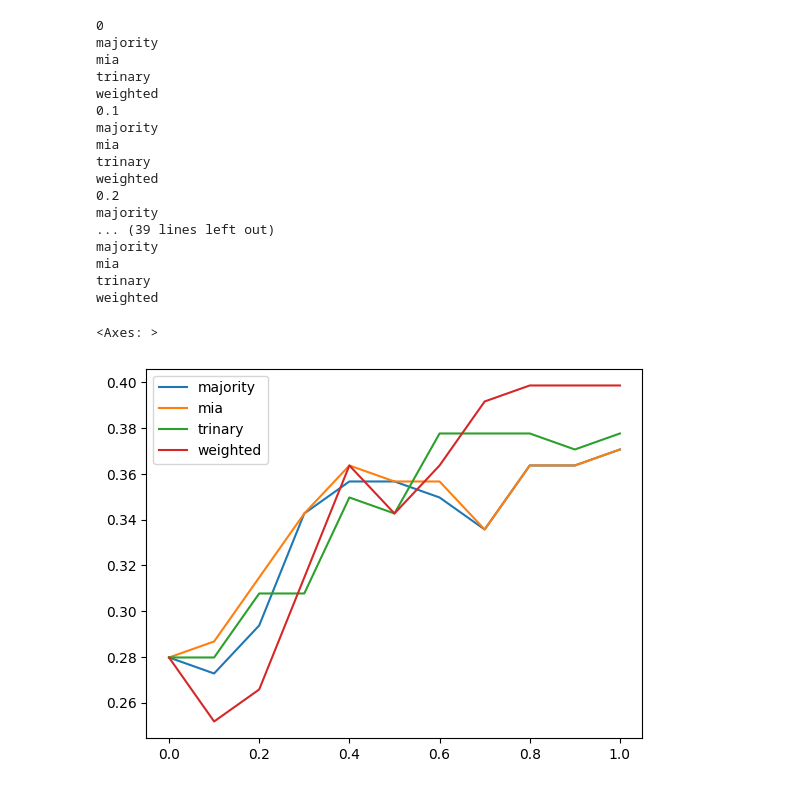
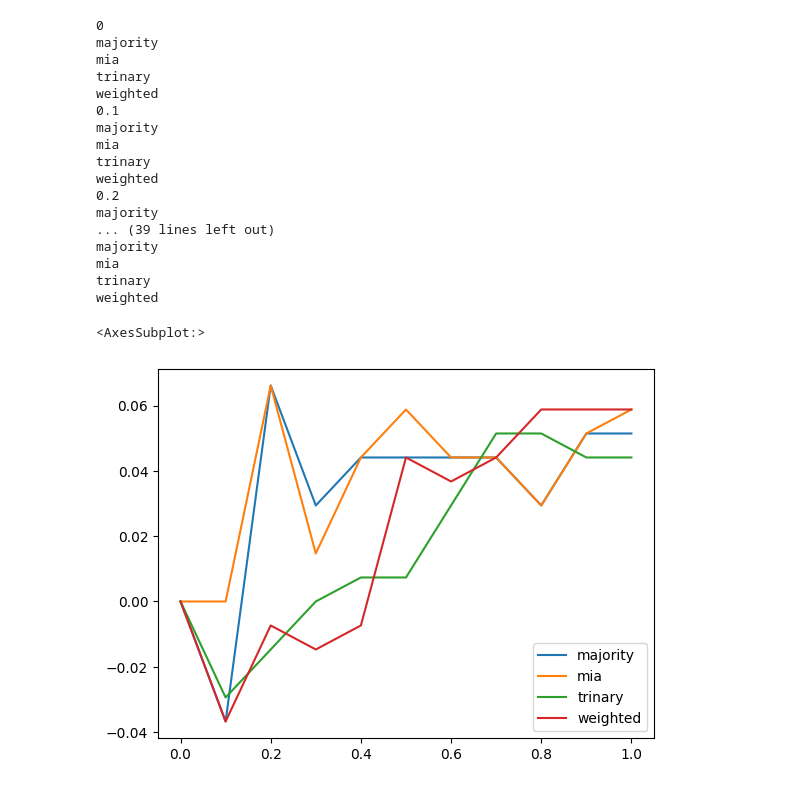
Before and after one commit to henningzakrisson/trinary-tree, a Jupyter notebook: example_notebooks/MCAR_examples_diabetes.ipynb, the cells around one changed output. Drawn from its saved outputs; the diff is of its cells as text; code cells hidden in the pictures.

Commit message:
plot excess error rate

```diff
--- a/example_notebooks/MCAR_examples_diabetes.ipynb
+++ b/example_notebooks/MCAR_examples_diabetes.ipynb
@@ -85,8 +80,8 @@ majority
 mia
 trinary
 weighted
-# %%
-results.plot()
-# %% [output]
-<Axes: >
-[figure, removed]
+# %%
+(results-results.loc[0]).plot()
+# %% [output]
+<AxesSubplot:>
+[figure, added]
```
Also changed, not shown: parts of 3 cells of this notebook.
